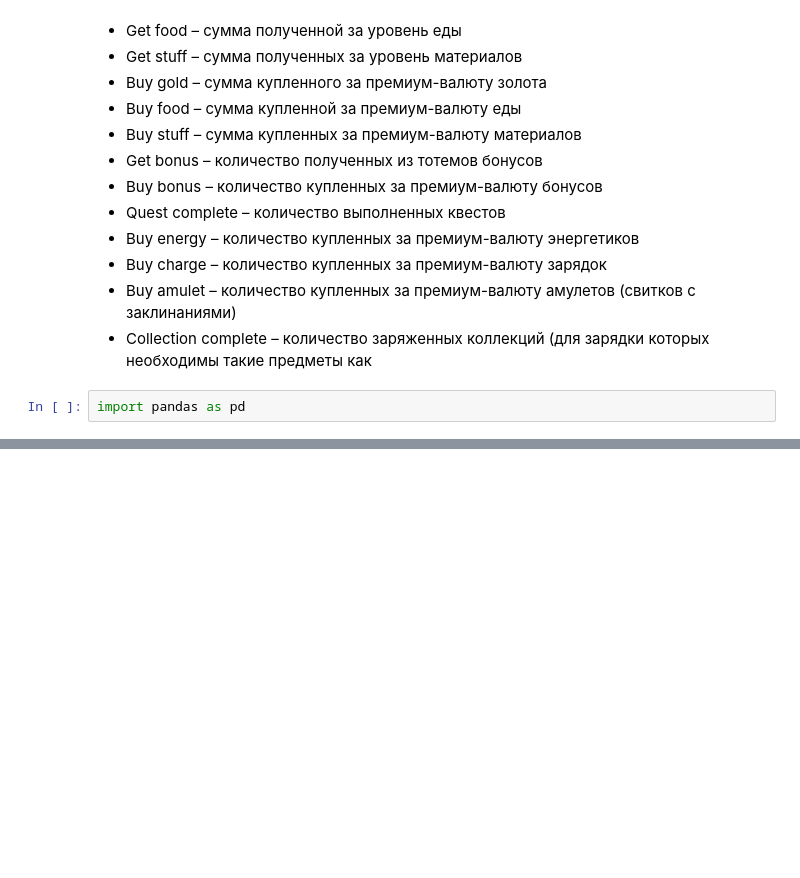
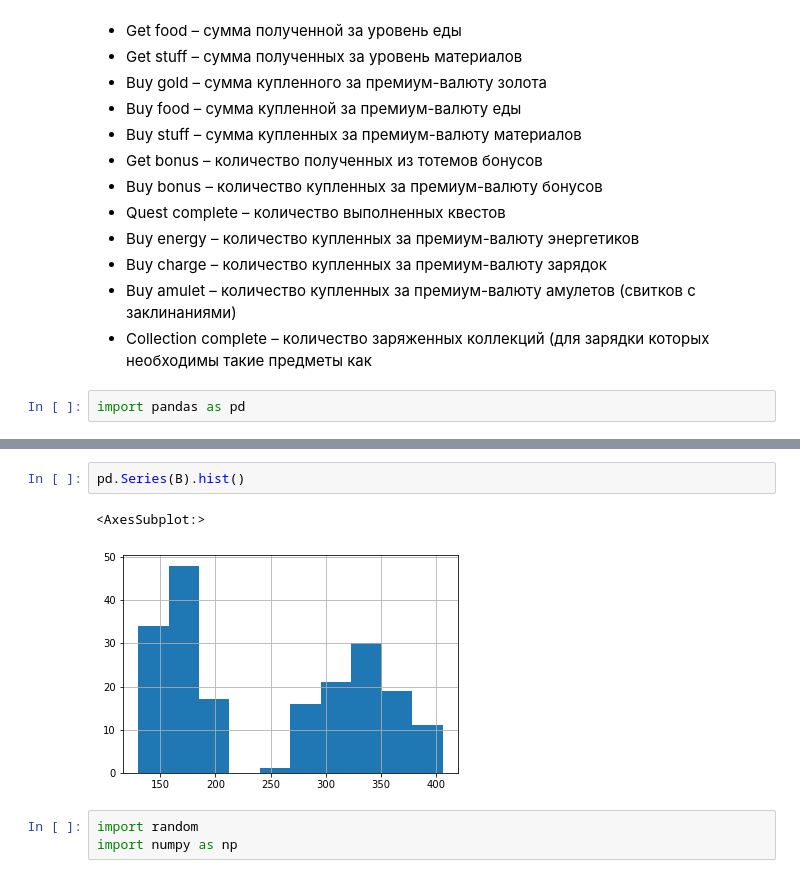
Before and after one commit to lectures-python/Python_lectures_HW, a Jupyter notebook: A_B_test.ipynb, the cells around one changed output, grey strips where cells are left out. Cells and saved outputs as stored; diff of their text form; blank space fills up the shorter version.

```diff
--- a/A_B_test.ipynb
+++ b/A_B_test.ipynb
@@ -83,0 +125,8 @@ pd.read_csv()
+# %%
+pd.Series(B).hist()
+# %% [output]
+<AxesSubplot:>
+[figure, added]
+# %%
+import random
+import numpy as np
```
Also changed, not shown: parts of 21 cells of this notebook.
